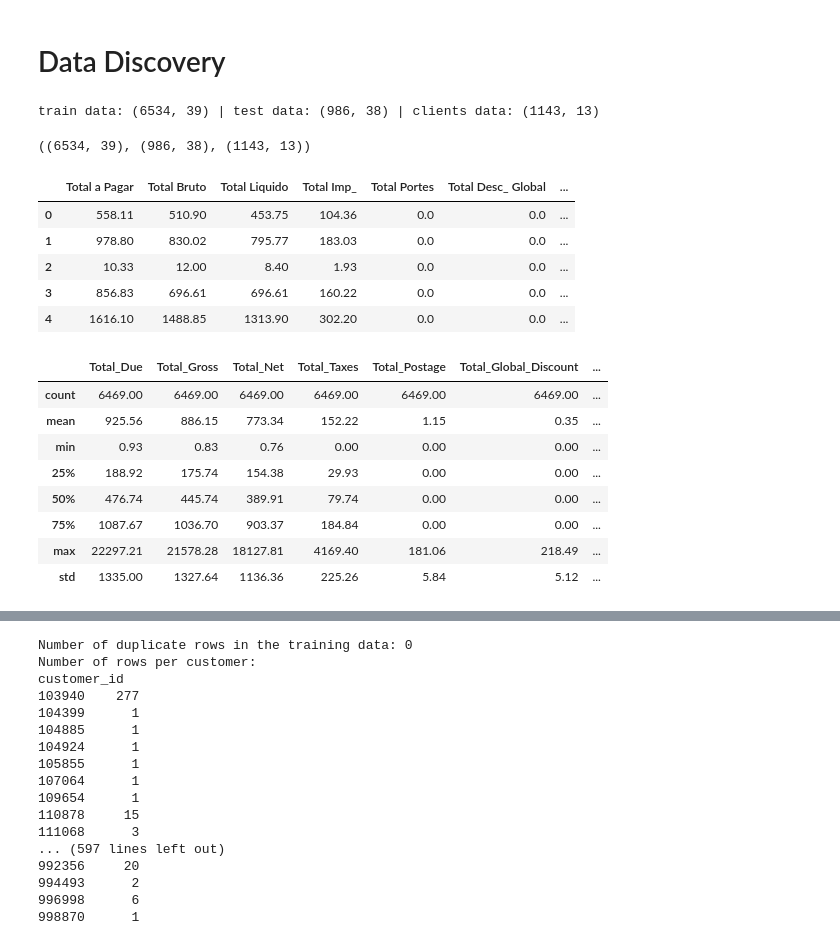
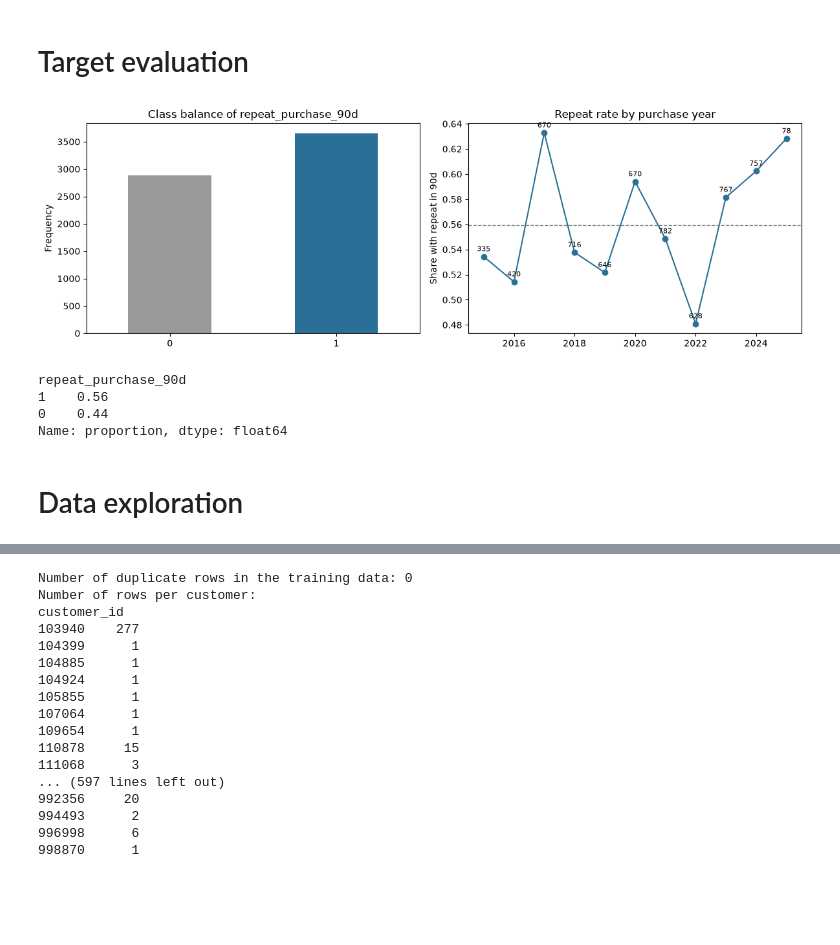
Before and after one commit to jfmenezes/Projeto-Machine-Learning, a Jupyter notebook: Notebook/DataExploration_TrainAndClients.ipynb, the cells around one changed output, grey strips where cells are left out. Saved outputs shown, nothing was run; the diff lists cells and outputs as text; code cells hidden in the pictures; blank space fills up the shorter version.

```diff
--- a/Notebook/DataExploration_TrainAndClients.ipynb
+++ b/Notebook/DataExploration_TrainAndClients.ipynb
@@ -8,0 +32,16 @@ pd.set_option('display.max_rows', 50)    # tells pandas to display up to 50 rows
+# %%
+train_data.rename(columns={
+
+    'Total a Pagar': 'total_due',
+    'Total Bruto': 'total_gross',
+    'Total Liquido': 'total_net',
+    'Total Imp_': 'total_taxes',
+    'Total Portes': 'total_postage',
+    'Total Desc_ Global': 'total_global_discount',
+    'Total Desc_ Linha': 'total_line_discount',
+    'N_ Detalhes': 'number_of_items',
+    'Custo': 'cost'
+
+}, inplace=True)
+
+train_data['purchase_date'] = pd.to_datetime(train_data['purchase_date'], format='%Y-%m-%d') # convert the 'purchase_date' column to datetime format
@@ -9,40 +68,32 @@ pd.set_option('display.max_rows', 50)    # tells pandas to display up to 50 rows
+# %% [markdown]
+# Target evaluation
+# %%
+fig, ax = plt.subplots(1, 2, figsize=(12, 4))
+
+train_data[target].value_counts().sort_index().plot.bar(ax=ax[0], color=["#999999", "#2a6f97"])
+ax[0].set_title("Class balance of repeat_purchase_90d")
+ax[0].set_xlabel(""); ax[0].set_ylabel("Frequency"); ax[0].tick_params(axis="x", rotation=0)
+
+yearly = train_data.groupby(train_data["purchase_date"].dt.year)[target].agg(['mean', 'size'])
+ax[1].plot(yearly.index, yearly['mean'], marker='o', color="#2a6f97")
+ax[1].axhline(train_data[target].mean(), ls="--", color='grey', lw=1)
+ax[1].set_title("Repeat rate by purchase year")
+ax[1].set_ylabel("Share with repeat in 90d")
+for yr, r in yearly.iterrows():
+    ax[1].annotate(int(r['size']), (yr, r['mean']), textcoords="offset points", xytext=(0, 6),
+                   ha="center", fontsize=8)
+plt.tight_layout();
+plt.show()
+
+print(train_data[target].value_counts(normalize=True).round(2))
+# %% [output]
+[figure, added]
+repeat_purchase_90d
+1    0.56
+0    0.44
+Name: proportion, dtype: float64
 # %% [markdown]
-# Data Discovery
+# Data exploration
-# %%
-Directory = '/Users/josemenezes/Faculdade/Projetos/Projeto ML/Projeto-Machine-Learning/project/data/'
-
-train_data = pd.read_csv(Directory + 'train.csv')
-teste_data = pd.read_csv(Directory + 'test.csv')
-clients = pd.read_csv(Directory + 'clientes.csv')
-
-print("train data:", train_data.shape, "| test data:", teste_data.shape, "| clients data:", clients.shape)
-# %% [output]
-train data: (6534, 39) | test data: (986, 38) | clients data: (1143, 13)
-# %%
-train_data.shape, teste_data.shape, clients.shape
-# %% [output]
-((6534, 39), (986, 38), (1143, 13))
-# %%
-train_data.head(5) # show the first 5 rows of the DataFrame
-# %% [output]
-|  | Total a Pagar | Total Bruto | Total Liquido | Total Imp_ | Total Portes | Total Desc_ Global | ... |
-| 0 | 558.11 | 510.90 | 453.75 | 104.36 | 0.0 | 0.0 | ... |
-| 1 | 978.80 | 830.02 | 795.77 | 183.03 | 0.0 | 0.0 | ... |
-| 2 | 10.33 | 12.00 | 8.40 | 1.93 | 0.0 | 0.0 | ... |
-| 3 | 856.83 | 696.61 | 696.61 | 160.22 | 0.0 | 0.0 | ... |
-| 4 | 1616.10 | 1488.85 | 1313.90 | 302.20 | 0.0 | 0.0 | ... |
-# %%
-train_data.describe().round(2) # provides summary statistics for numerical columns in the DataFrame
-# %% [output]
-|  | Total_Due | Total_Gross | Total_Net | Total_Taxes | Total_Postage | Total_Global_Discount | ... |
-| count | 6469.00 | 6469.00 | 6469.00 | 6469.00 | 6469.00 | 6469.00 | ... |
-| mean | 925.56 | 886.15 | 773.34 | 152.22 | 1.15 | 0.35 | ... |
-| min | 0.93 | 0.83 | 0.76 | 0.00 | 0.00 | 0.00 | ... |
-| 25% | 188.92 | 175.74 | 154.38 | 29.93 | 0.00 | 0.00 | ... |
-| 50% | 476.74 | 445.74 | 389.91 | 79.74 | 0.00 | 0.00 | ... |
-| 75% | 1087.67 | 1036.70 | 903.37 | 184.84 | 0.00 | 0.00 | ... |
-| max | 22297.21 | 21578.28 | 18127.81 | 4169.40 | 181.06 | 218.49 | ... |
-| std | 1335.00 | 1327.64 | 1136.36 | 225.26 | 5.84 | 5.12 | ... |
 # %%
 train_data.columns
 # %% [output]
```
Also changed, not shown: parts of 37 cells of this notebook, 6 other files.
